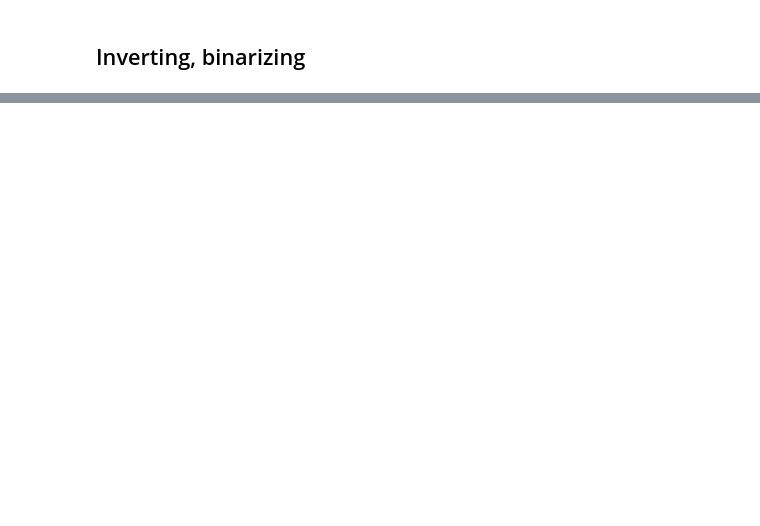
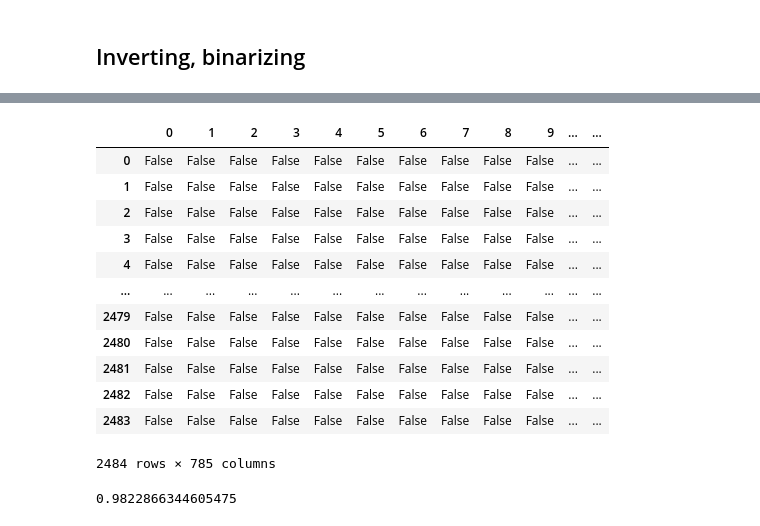
Before and after one commit to MovsisyanM/digit-recognizer, a Jupyter notebook: Movsisyan.ipynb, the cells around one changed output, grey strips where cells are left out. Cells and saved outputs as stored; diff of their text form; code cells hidden in the pictures; blank space fills up the shorter version.

Commit message:
Added 2500 observations, 98.2% LogReg

```diff
--- a/Movsisyan.ipynb
+++ b/Movsisyan.ipynb
@@ -74,0 +73,13 @@ nines = binarize_images(nines)
+# %%
+zeros = np.array(zeros).reshape(len(zeros), 28*28)
+ones = np.array(ones).reshape(len(ones), 28*28)
+twos = np.array(twos).reshape(len(twos), 28*28)
+threes = np.array(threes).reshape(len(threes), 28*28)
+fours = np.array(fours).reshape(len(fours), 28*28)
+fives = np.array(fives).reshape(len(fives), 28*28)
+sixes = np.array(sixes).reshape(len(sixes), 28*28)
+sevens = np.array(sevens).reshape(len(sevens), 28*28)
+eights = np.array(eights).reshape(len(eights), 28*28)
+nines = np.array(nines).reshape(len(nines), 28*28)
+
+dfDrawings = pd.DataFrame(np.concatenate([zeros, ones, twos, threes, fours, fives, sixes, sevens, eights, nines]))
@@ -74,0 +96,56 @@ nines = binarize_images(nines)
+# %%
+def labeler(id):
+    """Assigns appropriate label to each observation"""
+    if id < (thr := len(zeros)):
+        return 0
+    elif (id < (thr := thr + len(ones))):
+        return 1
+    elif (id < (thr := thr + len(twos))):
+        return 2
+    elif (id < (thr := thr + len(threes))):
+        return 3
+    elif (id < (thr := thr + len(fours))):
+        return 4
+    elif (id < (thr := thr + len(fives))):
+        return 5
+    elif (id < (thr := thr + len(sixes))):
+        return 6
+    elif (id < (thr := thr + len(sevens))):
+        return 7
+    elif (id < (thr := thr + len(eights))):
+        return 8
+    return 9
+# %%
+dfDrawings["label"] = [labeler(i) for i in range(len(dfDrawings))]
+# %%
+dfDrawings
+# %% [output]
+|  | 0 | 1 | 2 | 3 | 4 | 5 | 6 | 7 | 8 | 9 | ... | ... |
+| 0 | False | False | False | False | False | False | False | False | False | False | ... | ... |
+| 1 | False | False | False | False | False | False | False | False | False | False | ... | ... |
+| 2 | False | False | False | False | False | False | False | False | False | False | ... | ... |
+| 3 | False | False | False | False | False | False | False | False | False | False | ... | ... |
+| 4 | False | False | False | False | False | False | False | False | False | False | ... | ... |
+| ... | ... | ... | ... | ... | ... | ... | ... | ... | ... | ... | ... | ... |
+| 2479 | False | False | False | False | False | False | False | False | False | False | ... | ... |
+| 2480 | False | False | False | False | False | False | False | False | False | False | ... | ... |
+| 2481 | False | False | False | False | False | False | False | False | False | False | ... | ... |
+| 2482 | False | False | False | False | False | False | False | False | False | False | ... | ... |
+| 2483 | False | False | False | False | False | False | False | False | False | False | ... | ... |
+2484 rows × 785 columns
+# %%
+from sklearn.tree import DecisionTreeClassifier
+from sklearn.model_selection import cross_val_score, train_test_split
+from sklearn.linear_model import LogisticRegression
+from sklearn.multiclass import OneVsRestClassifier
+
+x_train, x_test, y_train, y_test = train_test_split(dfDrawings.iloc[:, :-1], dfDrawings.label, test_size=0.25, shuffle=True, stratify=dfDrawings.label)
+
+logreg = LogisticRegression(penalty="elasticnet", random_state = 112, max_iter=2000, solver="saga", l1_ratio=0.7)
+onevrest = OneVsRestClassifier(logreg)
+
+onevrest.fit(x_train, y_train)
+score =  onevrest.score(x_test, y_test)
+score
+# %% [output]
+0.9822866344605475
```
Also changed, not shown: parts of 7 cells of this notebook, 5 other files.
